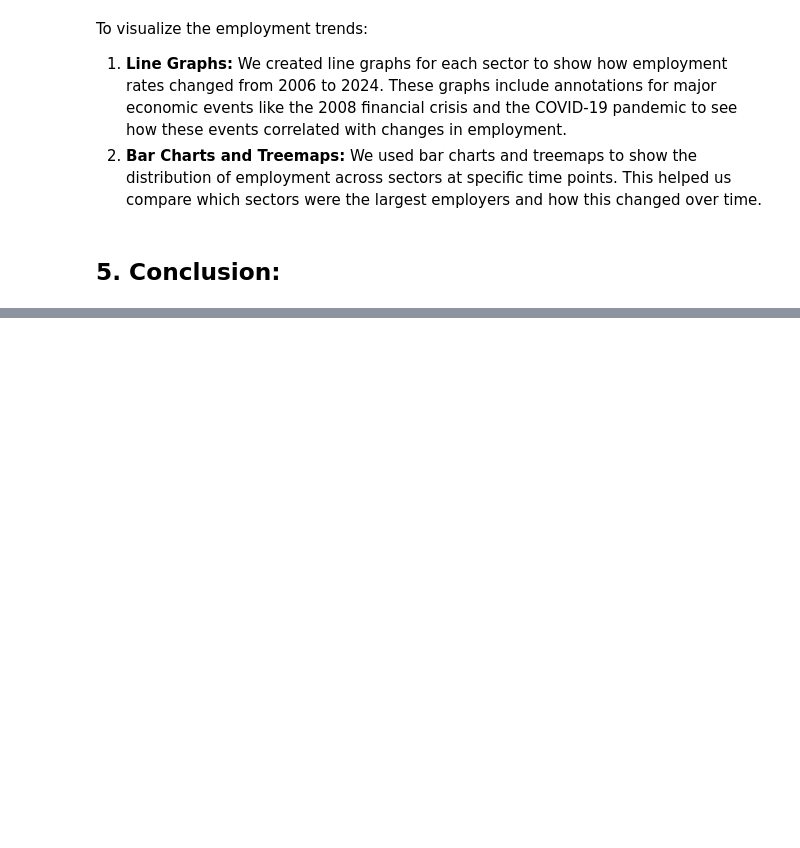
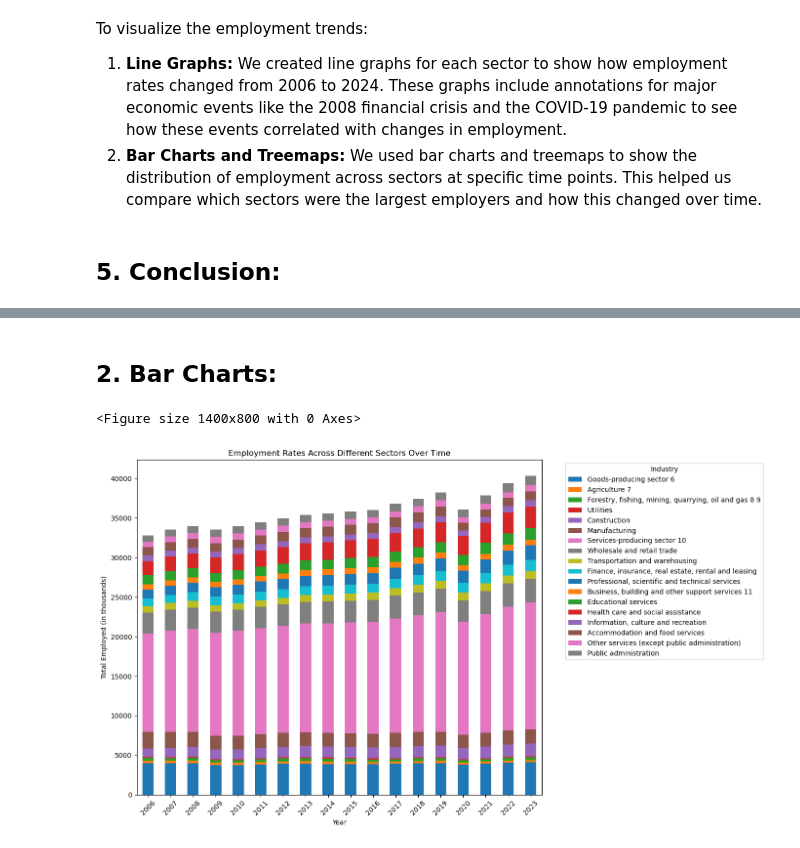
Before and after one commit to Azazftb/Econmic-Developement, a Jupyter notebook: Main.ipynb, the cells around one changed output, grey strips where cells are left out. Cells and saved outputs as stored; diff of their text form; code cells hidden in the pictures; blank space fills up the shorter version.

```diff
--- a/Main.ipynb
+++ b/Main.ipynb
@@ -60,0 +83,22 @@ import seaborn as sns
+# %% [markdown]
+## **2. Bar Charts:**
+# %%
+# Filter out the row for "Total employed, all industries 5"
+data_filtered = data[data['Industry'] != 'Total employed, all industries 5'].set_index('Industry')
+
+# Transpose the data for easier plotting (years as columns to rows)
+data_transposed = data_filtered.T
+
+# Plotting the stacked bar chart
+plt.figure(figsize=(14, 8))
+data_transposed.plot(kind='bar', stacked=True, figsize=(14, 8))
+plt.title('Employment Rates Across Different Sectors Over Time')
+plt.xlabel('Year')
+plt.ylabel('Total Employed (in thousands)')
+plt.xticks(rotation=45)
+plt.legend(title='Industry', bbox_to_anchor=(1.05, 1), loc='upper left')
+plt.tight_layout()
+plt.show()
+# %% [output]
+<Figure size 1400x800 with 0 Axes>
+[figure, added]
```
Also changed, not shown: parts of 21 cells of this notebook.
